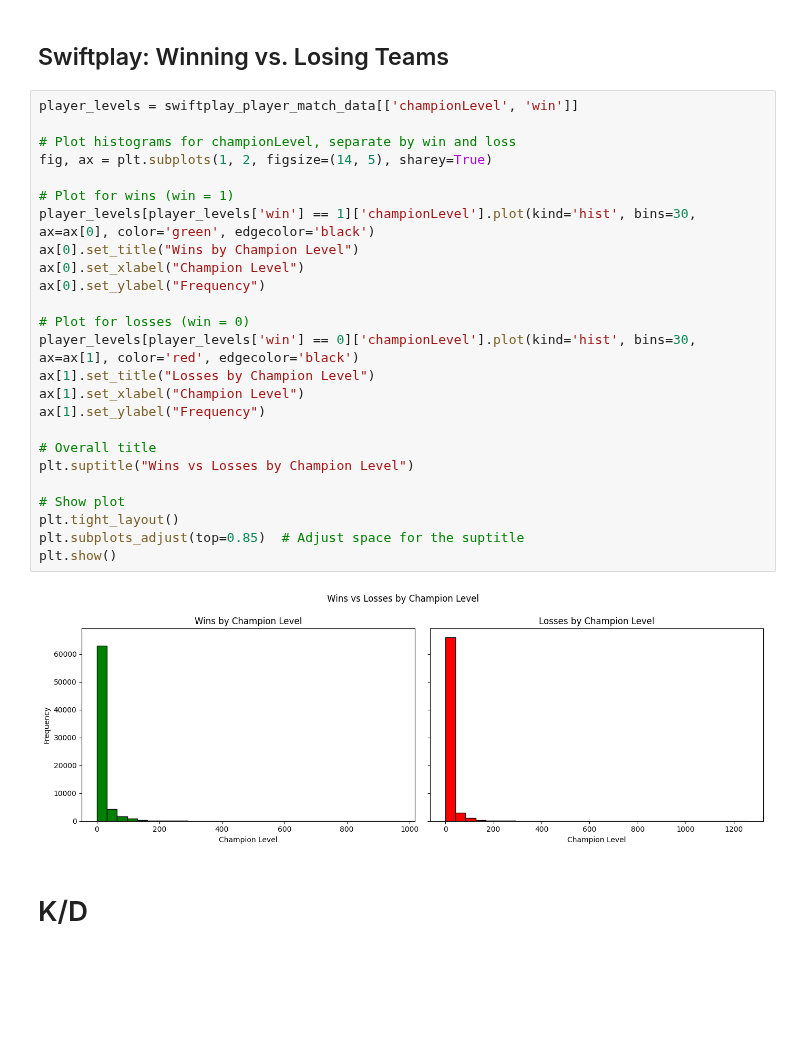
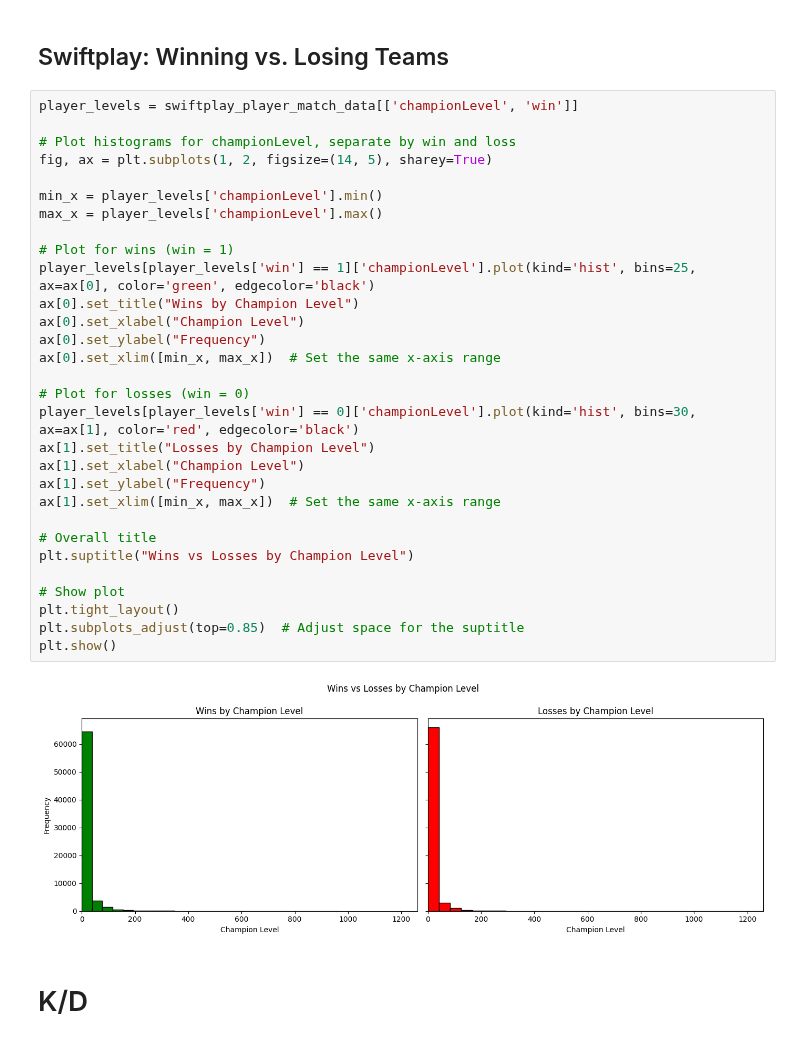
Before and after one commit to mdcUM/swiftplay-analysis, a Jupyter notebook: fairness_and_competitive_balance.ipynb, the cells around one changed output. Saved outputs shown, nothing was run; the diff lists cells and outputs as text; blank space fills up the shorter version.

```diff
--- a/fairness_and_competitive_balance.ipynb
+++ b/fairness_and_competitive_balance.ipynb
@@ -155,30 +160,35 @@ ranked_player_match_data["championLevel"].value_counts().plot(kind='hist', bins=
 # %%
 player_levels = swiftplay_player_match_data[['championLevel', 'win']]
 
 # Plot histograms for championLevel, separate by win and loss
 fig, ax = plt.subplots(1, 2, figsize=(14, 5), sharey=True)
 
+min_x = player_levels['championLevel'].min()
+max_x = player_levels['championLevel'].max()
+
 # Plot for wins (win = 1)
-player_levels[player_levels['win'] == 1]['championLevel'].plot(kind='hist', bins=30, ax=ax[0], color='green', edgecolor='black')
+player_levels[player_levels['win'] == 1]['championLevel'].plot(kind='hist', bins=25, ax=ax[0], color='green', edgecolor='black')
 ax[0].set_title("Wins by Champion Level")
 ax[0].set_xlabel("Champion Level")
 ax[0].set_ylabel("Frequency")
+ax[0].set_xlim([min_x, max_x])  # Set the same x-axis range
 
 # Plot for losses (win = 0)
 player_levels[player_levels['win'] == 0]['championLevel'].plot(kind='hist', bins=30, ax=ax[1], color='red', edgecolor='black')
 ax[1].set_title("Losses by Champion Level")
 ax[1].set_xlabel("Champion Level")
 ax[1].set_ylabel("Frequency")
+ax[1].set_xlim([min_x, max_x])  # Set the same x-axis range
 
 # Overall title
 plt.suptitle("Wins vs Losses by Champion Level")
 
 # Show plot
 plt.tight_layout()
 plt.subplots_adjust(top=0.85)  # Adjust space for the suptitle
 plt.show()
 # %% [output]
-[figure, old version]
+[figure, new version]
 # %% [markdown]
 # K/D
 # %% [markdown]
```
Also changed, not shown: parts of 3 cells of this notebook.
